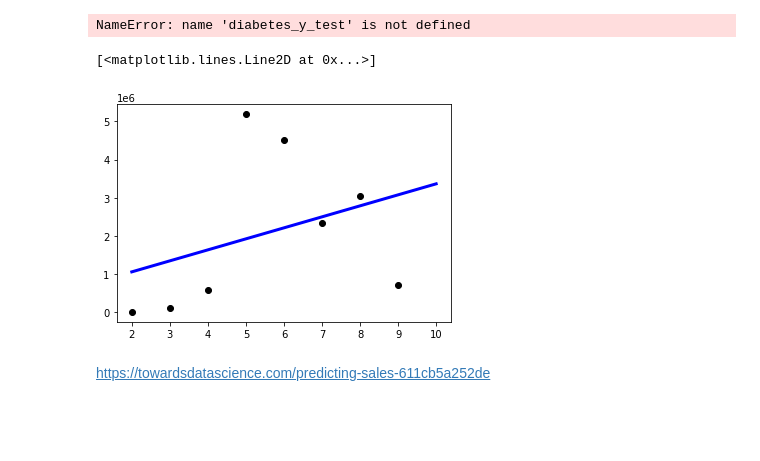
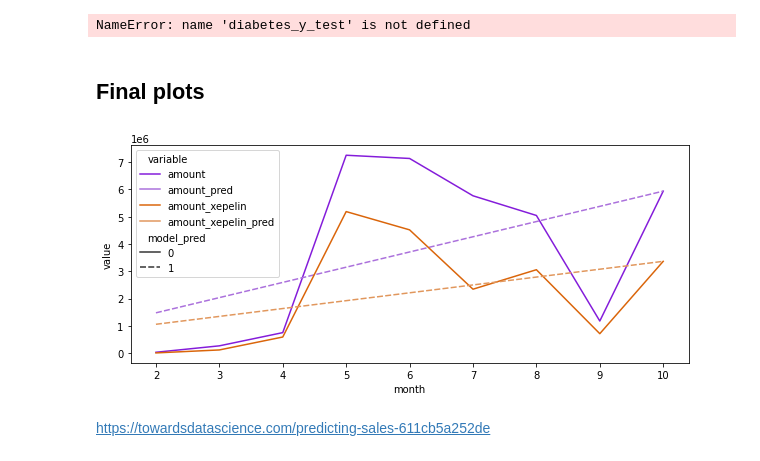
Before and after one commit to andrescerv/xepelin-challenge, a Jupyter notebook: notebook.ipynb, the cells around one changed output. Saved outputs shown, nothing was run; the diff lists cells and outputs as text; code cells hidden in the pictures; blank space fills up the shorter version.

```diff
--- a/notebook.ipynb
+++ b/notebook.ipynb
@@ -243,8 +197,12 @@ from sklearn.linear_model import LinearRegression
 # %%
-X = month_df.index.values.reshape(-1, 1)
-y = month_df.amountfinancedByXepelin.values
+X = month_df.month.values.reshape(-1, 1)
+y = month_df.amount.values
+
+X_xepelin = month_df.month.values.reshape(-1, 1)
+y_xepelin = month_df.amountfinancedByXepelin.values
 
 reg = LinearRegression().fit(X,y)
+reg_xepelin = LinearRegression().fit(X_xepelin,y_xepelin)
 # %%
 reg.score(X, y)
 # %% [output]
@@ -263,0 +223,4 @@ array([3364949.41857143])
+# %%
+y_pred = reg.predict(np.arange(2,11).reshape(-1, 1))
+
+y_pred_xepelin = reg_xepelin.predict(np.arange(2,11).reshape(-1, 1))
@@ -275,9 +245,35 @@ y_pred = reg.predict(np.arange(2,11).reshape(-1, 1))
-# %%
-plt.scatter(X, y, color="black")
-plt.plot(np.arange(2,11), y_pred, color="blue", linewidth=3)
-# %% [output]
-[<matplotlib.lines.Line2D at 0x...>]
-[figure, removed]
+# %% [markdown]
+## Final plots
+# %%
+d = {
+    'month':np.arange(2,11),
+    'amount':np.append(y, y_pred[-1]),
+    'amount_pred':y_pred,
+    'amount_xepelin':np.append(y_xepelin, y_pred_xepelin[-1]),
+    'amount_xepelin_pred':y_pred_xepelin,
+}
+
+graph_df = pd.DataFrame(data=d)
+
+graph_melt_df = pd.melt(graph_df, 'month')
+graph_melt_df['model_pred'] = np.where((graph_melt_df.variable == 'amount_pred') | (graph_melt_df.variable == 'amount_xepelin_pred'), 1, 0)
+# %%
+palette ={"amount": "#841CDA", "amount_pred": "#AB71DC", "amount_xepelin": "#DA650A", "amount_xepelin_pred": "#E1975D"}
+
+plt.figure(figsize = (10,4))
+ax= sns.lineplot(
+    data=graph_melt_df,
+    x='month',
+    y='value',
+    hue='variable',
+    style='model_pred',
+    palette=palette,
+)
+None
+
+# plt.savefig('final_graph.png')
+# %% [output]
+[figure, added]
 # %% [markdown]
 https://towardsdatascience.com/predicting-sales-611cb5a252de
 # %% [markdown]
```
Also changed, not shown: parts of 25 cells of this notebook, 1 other file.
